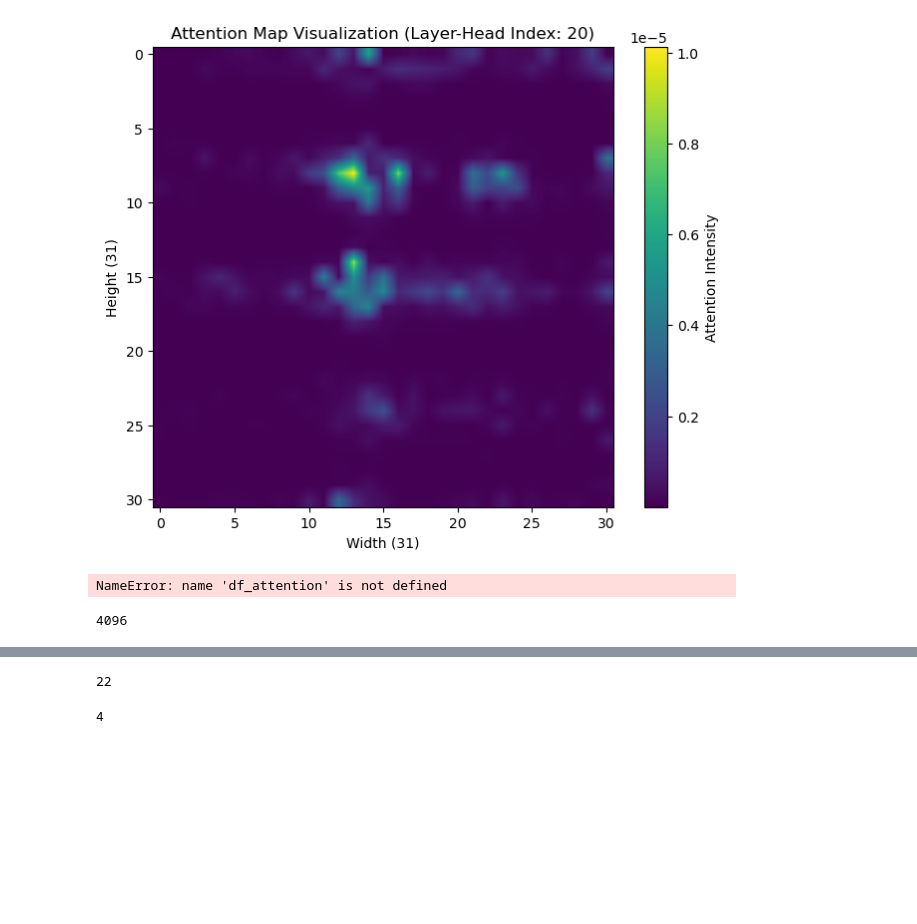
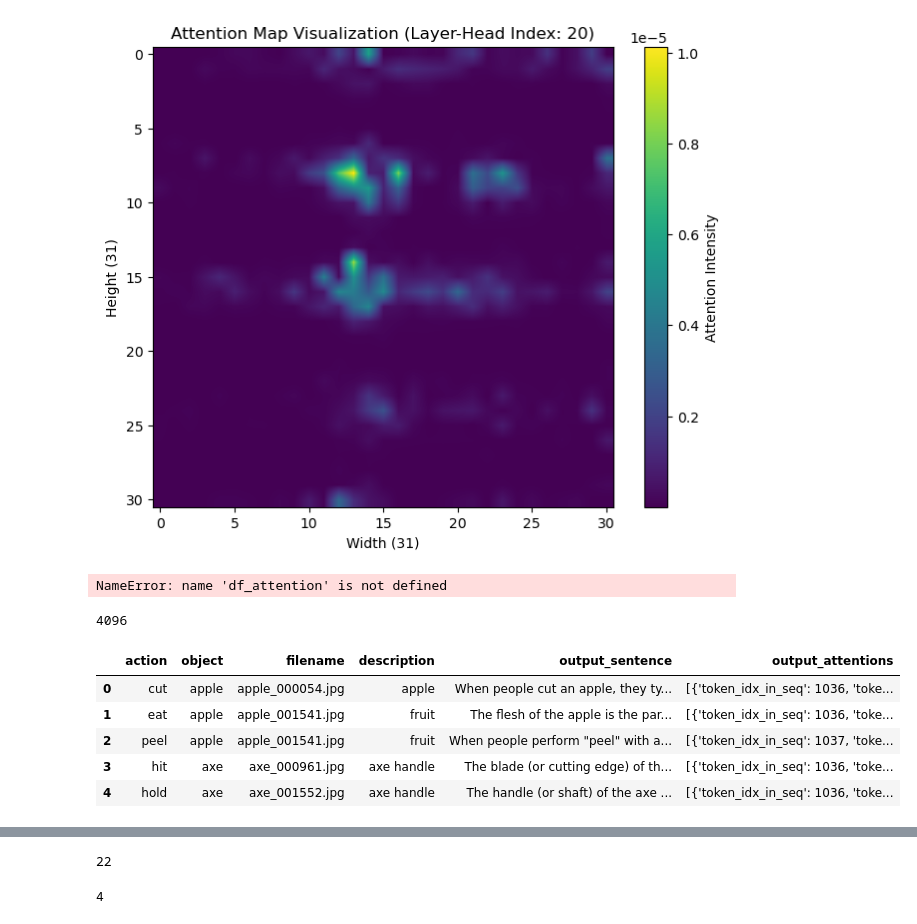
Before and after one commit to DrFirstLee/qwen3_AG, a Jupyter notebook: AttentionHeads/make_description.ipynb, the cells around one changed output, grey strips where cells are left out. Saved outputs shown, nothing was run; the diff lists cells and outputs as text; code cells hidden in the pictures; blank space fills up the shorter version.

```diff
--- a/AttentionHeads/make_description.ipynb
+++ b/AttentionHeads/make_description.ipynb
@@ -273,9 +273,14 @@ len(sample_attention)
 # %% [output]
 4096
 # %%
-
-
 import pandas as pd
 
-df_output = pd.read_pickle("/home/bongo/porter_notebook/research/qwen3/AttentionHeads/attention_result_full_output_32B_1.pkl")
+df_output = pd.read_pickle("/home/bongo/porter_notebook/research/qwen3/AttentionHeads/output_results/attention_result_full_output_32B_1.pkl")
 df_output
+# %% [output]
+|  | action | object | filename | description | output_sentence | output_attentions |
+| 0 | cut | apple | apple_000054.jpg | apple | When people cut an apple, they ty... | [{'token_idx_in_seq': 1036, 'toke... |
+| 1 | eat | apple | apple_001541.jpg | fruit | The flesh of the apple is the par... | [{'token_idx_in_seq': 1036, 'toke... |
+| 2 | peel | apple | apple_001541.jpg | fruit | When people perform "peel" with a... | [{'token_idx_in_seq': 1037, 'toke... |
+| 3 | hit | axe | axe_000961.jpg | axe handle | The blade (or cutting edge) of th... | [{'token_idx_in_seq': 1036, 'toke... |
+| 4 | hold | axe | axe_001552.jpg | axe handle | The handle (or shaft) of the axe ... | [{'token_idx_in_seq': 1036, 'toke... |
```
Also changed, not shown: parts of 2 cells of this notebook, 6 other files.
